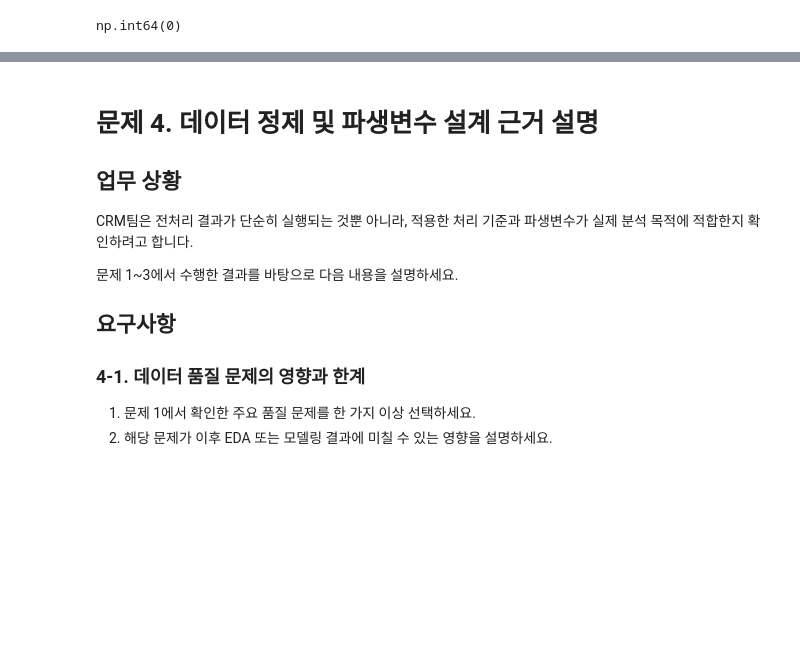
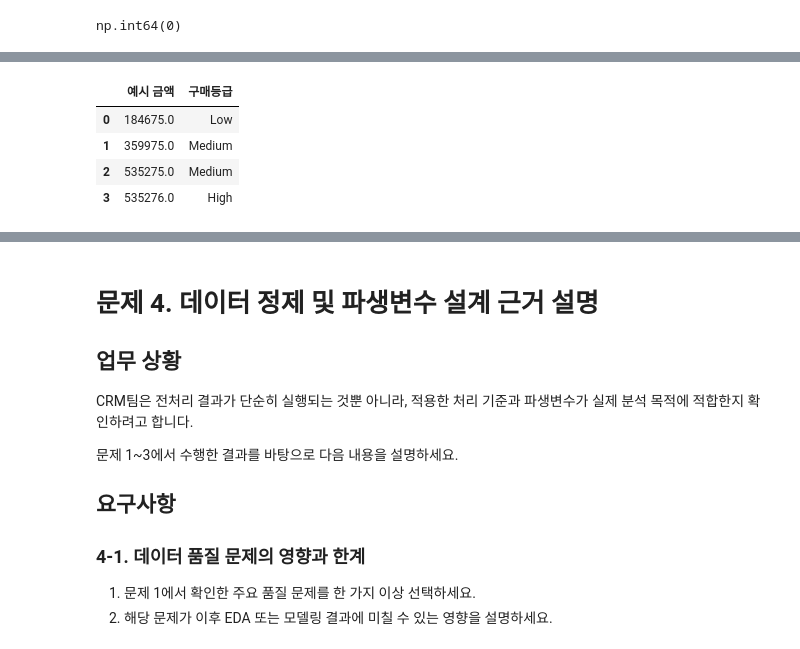
Before and after one commit to prohayo33/python-basic-assignment--, a Jupyter notebook: data-preprocessing-ml-assignment/Part1_고객데이터_품질개선_실습.ipynb, the cells around one changed output, grey strips where cells are left out. Drawn from its saved outputs; the diff is of its cells as text; code cells hidden in the pictures; blank space fills up the shorter version.

```diff
--- a/data-preprocessing-ml-assignment/Part1_고객데이터_품질개선_실습.ipynb
+++ b/data-preprocessing-ml-assignment/Part1_고객데이터_품질개선_실습.ipynb
@@ -1174,0 +1215,16 @@ np.int64(0)
+# %%
+middle_amount = (purchase_q1 + purchase_q3) / 2
+example_amounts = pd.DataFrame()
+example_amounts["예시 금액"] = [purchase_q1, middle_amount, purchase_q3, purchase_q3 + 1]
+example_amounts["구매등급"] = "Medium"
+low_example = example_amounts["예시 금액"] <= purchase_q1
+example_amounts.loc[low_example, "구매등급"] = "Low"
+high_example = example_amounts["예시 금액"] > purchase_q3
+example_amounts.loc[high_example, "구매등급"] = "High"
+example_amounts
+# %% [output]
+|  | 예시 금액 | 구매등급 |
+| 0 | 184675.0 | Low |
+| 1 | 359975.0 | Medium |
+| 2 | 535275.0 | Medium |
+| 3 | 535276.0 | High |
```
Also changed, not shown: parts of 19 cells of this notebook, 1 other file.
